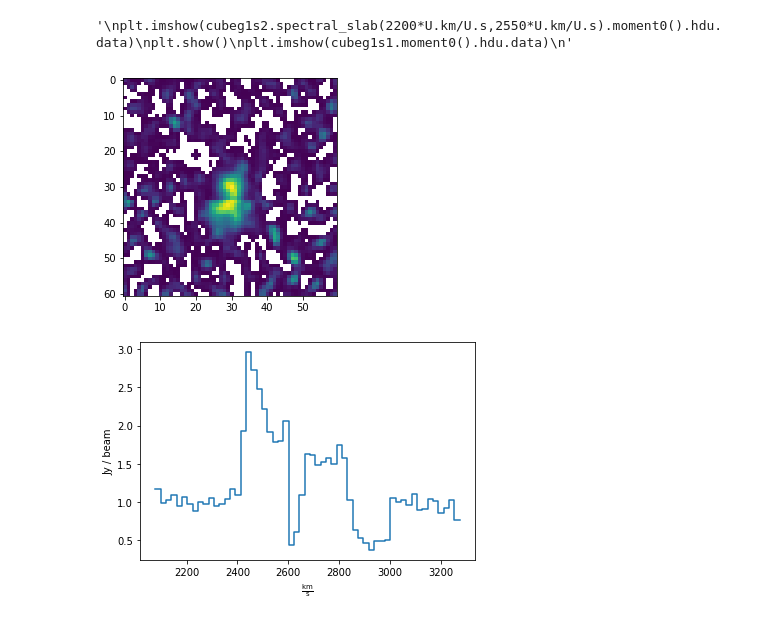
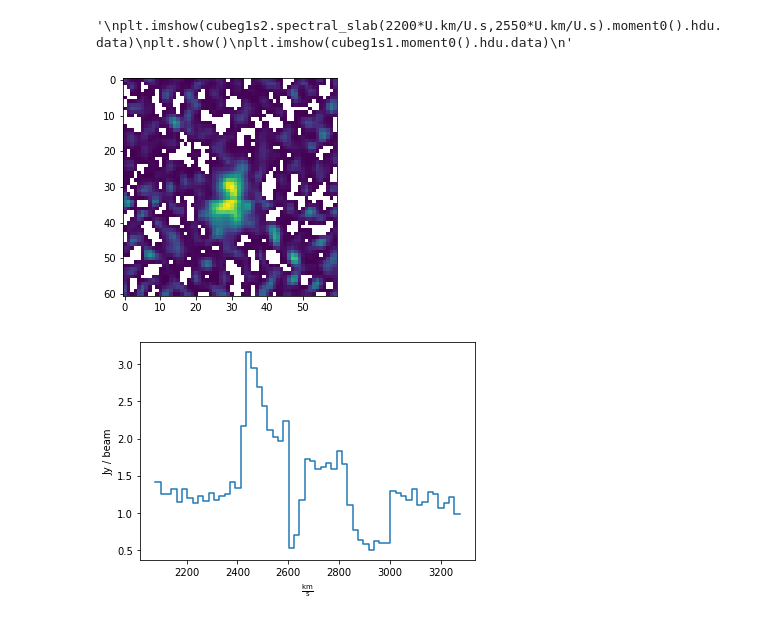
Before and after one commit to spectram/meerchoirs, a Jupyter notebook: g1vla-analysis.ipynb, the cells around one changed output. Cells and saved outputs as stored; diff of their text form; code cells hidden in the pictures.

```diff
--- a/g1vla-analysis.ipynb
+++ b/g1vla-analysis.ipynb
@@ -341,20 +341,20 @@ plt.imshow(cubeg1s1.moment0().hdu.data)
 # %%
 #print(vel_masked.wcs)
 #print(vel_masked.wcs.wcs_world2pix(-149.144,-6.11,2450*U.km/U.s,0))
 vel, dec, ra = velcube.world[:,:,:]
 new_mask = (dec < -6.044*U.deg) & (vel > 2600*U.km/U.s) & (vel < 3000*U.km/U.s)
 nmask=~new_mask
 #print(new_mask)
-sigmask=(velcube > 0.0015*U.Jy/U.beam)
+sigmask=(velcube > 0.00125*U.Jy/U.beam)
 g1_masked=velcube.with_mask(nmask).with_mask(sigmask)
 plt.imshow(g1_masked.moment0().data)
 #plt.show()
 #plt.imshow(velcube.moment0().data)
 g1_masked.write(path+'j1403s2masked.fits', overwrite=True)
 # %% [output]
-[figure, old version]
+[figure, new version]
 # %%
 sg1s1 = g1_masked.sum(axis=(1,2))
 sg1s1.quicklook()
 # %% [output]
-[figure, old version]
+[figure, new version]
```
Also changed, not shown: parts of 3 cells of this notebook.
